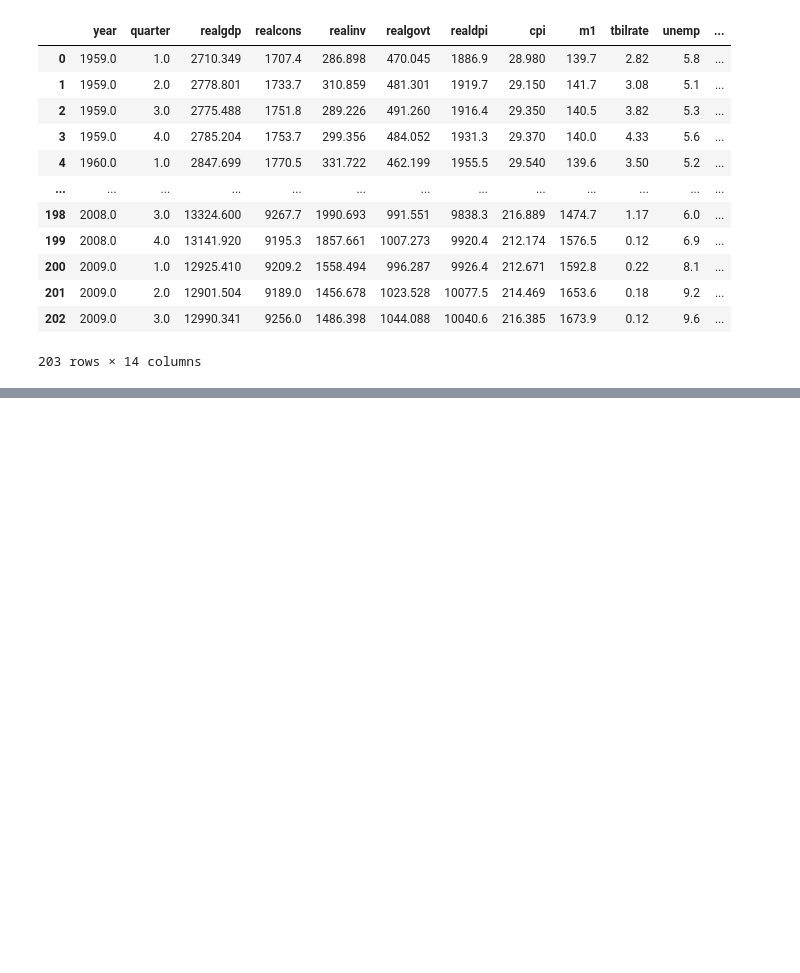
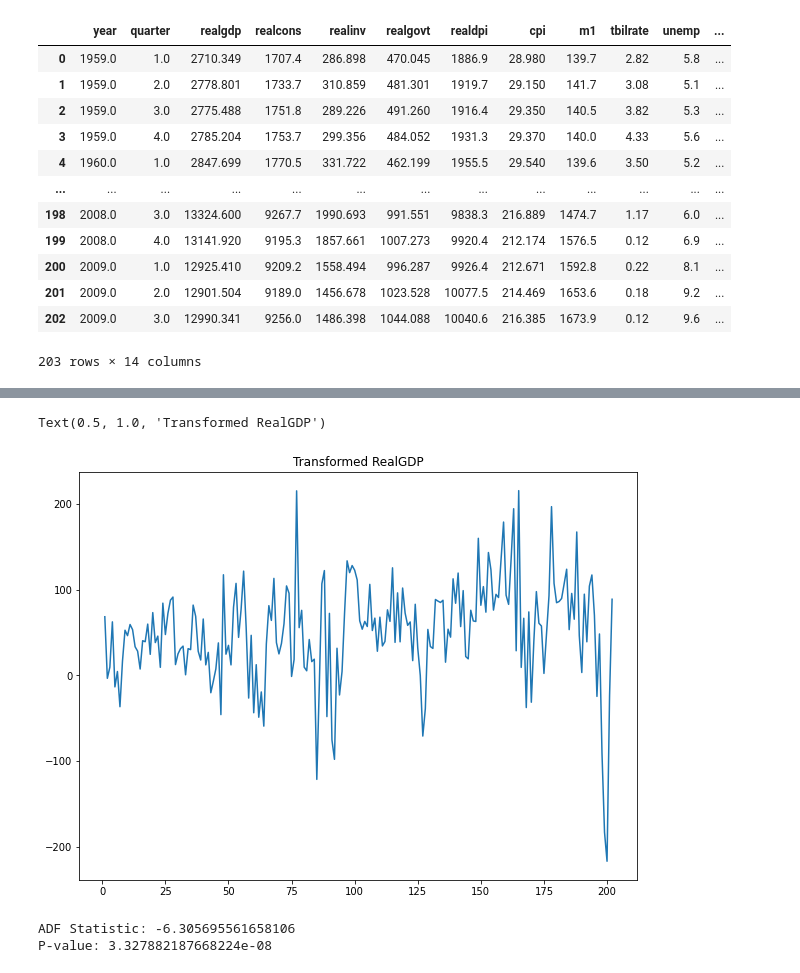
Before and after one commit to thiago2608santana/Analise_Series_Temporais, a Jupyter notebook: SARIMAX.ipynb, the cells around one changed output, grey strips where cells are left out. Drawn from its saved outputs; the diff is of its cells as text; code cells hidden in the pictures; blank space fills up the shorter version.

```diff
--- a/SARIMAX.ipynb
+++ b/SARIMAX.ipynb
@@ -38,0 +59,2 @@ macro_data.data
+# %%
+macro_data['realgdp_tr1'] = macro_data['realgdp'].diff()
@@ -38,0 +75,6 @@ macro_data.data
+# %%
+plt.plot(macro_data['realgdp_tr1'])
+plt.title('Transformed RealGDP')
+# %% [output]
+Text(0.5, 1.0, 'Transformed RealGDP')
+[figure, added]
@@ -38,0 +83,6 @@ macro_data.data
+# %%
+print(f'ADF Statistic: {ad_fuller_result[0]}')
+print(f'P-value: {ad_fuller_result[1]}')
+# %% [output]
+ADF Statistic: -6.305695561658106
+P-value: 3.327882187668224e-08
```
Also changed, not shown: parts of 20 cells of this notebook.
